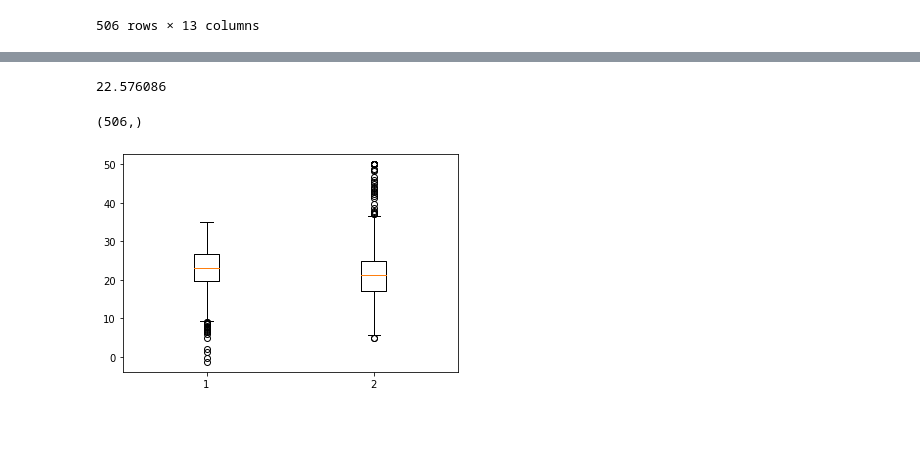
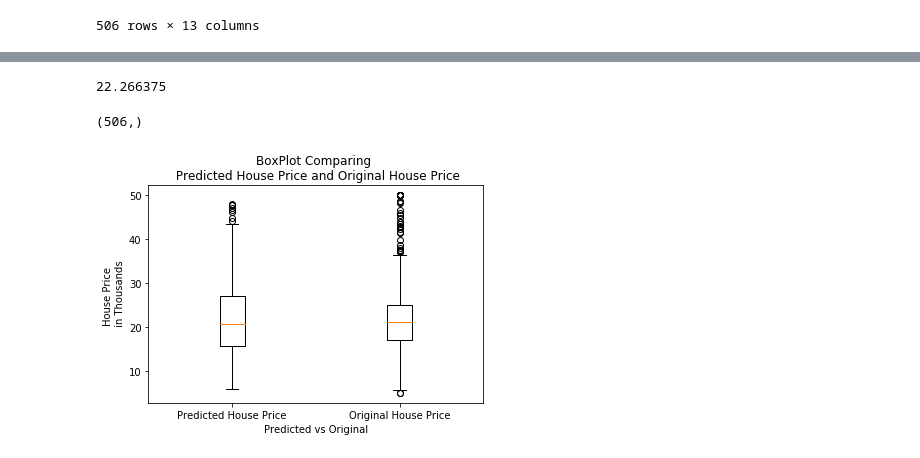
Before and after one commit to shanecanny1/Machine-Learning-and-Statistics-Project, a Jupyter notebook: Machine Learning Project Boston House Prices.ipynb, the cells around one changed output, grey strips where cells are left out. Saved outputs shown, nothing was run; the diff lists cells and outputs as text; code cells hidden in the pictures; blank space fills up the shorter version.

Commit message:
Included WHitening and Comparison BoxPlots, re-ran neural network

```diff
--- a/Machine Learning Project Boston House Prices.ipynb
+++ b/Machine Learning Project Boston House Prices.ipynb
@@ -502,3 +509,10 @@ inputs
 ## Setting my inputs ans outputs for the neural network##
 inputs = house[['CRIM', 'ZN','INDUS','CHAS','NOX','RM','AGE','DIS','RAD','TAX','PTRATIO','B','LSTAT']]
 outputs = house[['PRICE']]
+# %%
+## Whitening ##
+
+pca=PCA.PCA(n_components=13, whiten=True)
+pca.fit(inputs)
+inputs=pd.DataFrame(pca.transform(inputs),columns=inputs.columns)
+inputs
@@ -506,11 +539,12 @@ outputs = house[['PRICE']]
 ## Creating a Neural Network ##
 
 m=ks.models.Sequential()
-m.add(ks.layers.Dense(10,input_dim=13, activation='linear'))
-m.add(ks.layers.Dense(10, activation='linear'))
-m.add(ks.layers.Dense(1, activation='linear'))
+m.add(ks.layers.Dense(10,input_dim=13, activation='relu'))
+m.add(ks.layers.Dense(10, activation='relu'))
+m.add(ks.layers.Dense(10, activation='relu'))
+m.add(ks.layers.Dense(1, activation='relu'))
 # %%
-m.compile(loss='mean_squared_error',optimizer='adam')
+m.compile(loss='mean_squared_error',optimizer='ADAM')
 # %%
 inputs_train, inputs_test,outputs_train,outputs_test=mod.train_test_split(inputs,outputs,test_size=0.2)
 # %%
@@ -560,7 +594,7 @@ Predicted_Price= m.predict(inputs)
 # %%
 print(np.mean(Predicted_Price))
 # %% [output]
-22.576086
+22.266375
 # %%
 ## Creating a list for the Price column in the house DataFrame ##
 k= house["PRICE"].tolist()
@@ -575,10 +609,13 @@ data = [Predicted_Price,r]
 # %%
 ## Creating a Boxplot for the Predicted House Prices and the Original House Prices ##
 
-data = [Predicted_Price.flatten(), r.flatten()]
+data = [Predicted_Price.flatten(),r.flatten()]
 fig, ax = plt.subplots()
 ax.boxplot(data)
-
+plt.xticks([1, 2], ['Predicted House Price', 'Original House Price'])
+plt.xlabel('Predicted vs Original')
+plt.ylabel('House Price \n in Thousands')
+plt.title('BoxPlot Comparing \n Predicted House Price and Original House Price')
 plt.show()
 # %% [output]
-[figure, old version]
+[figure, new version]
```
Also changed, not shown: parts of 15 cells of this notebook.
